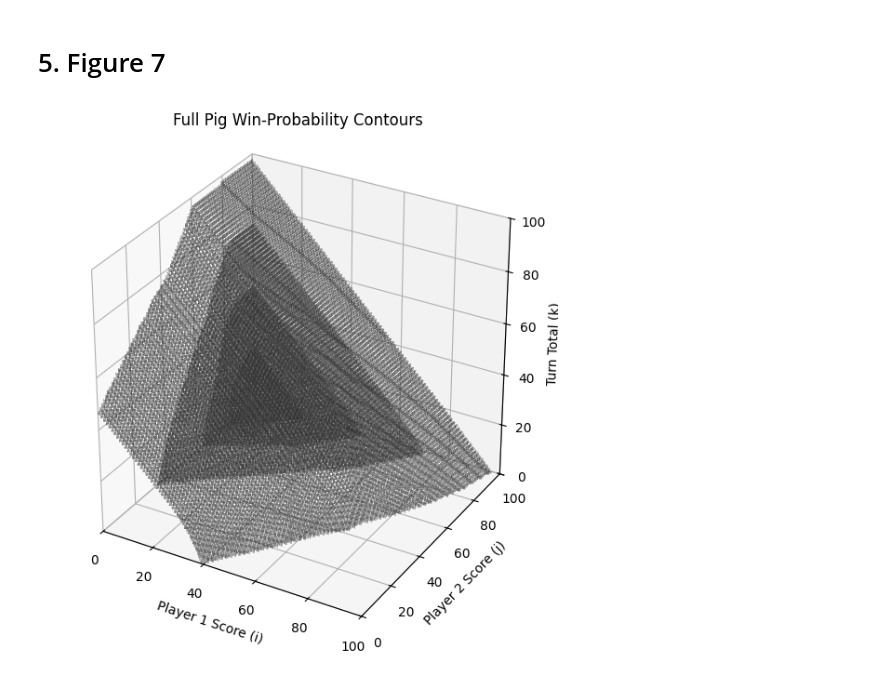
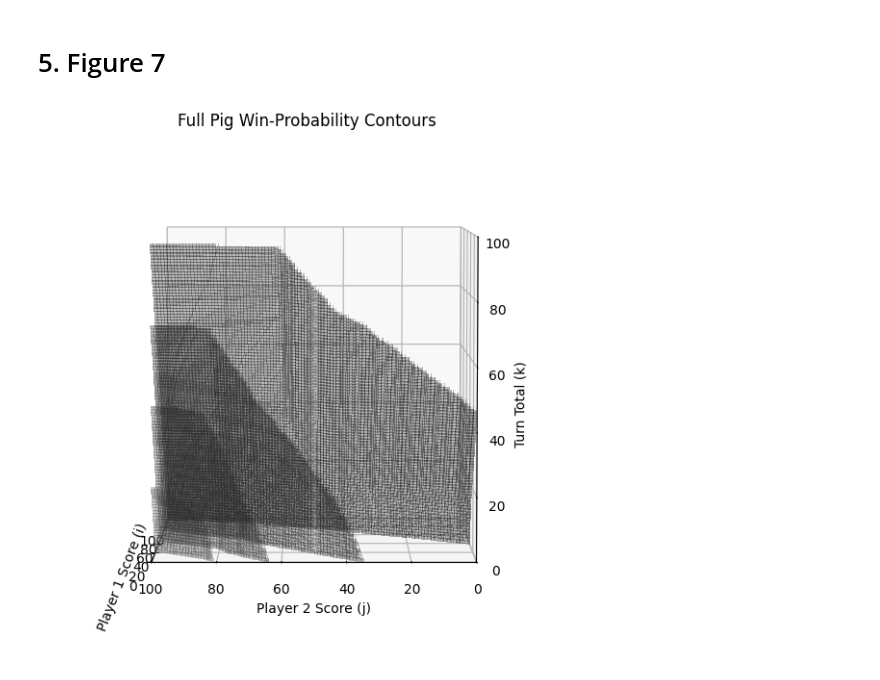
Before and after one commit to C-Rigby/Game_of_Pig_Assessment_3, a Jupyter notebook: experiments/pig_experiment/Pig_Figures.ipynb, the cells around one changed output. Saved outputs shown, nothing was run; the diff lists cells and outputs as text; code cells hidden in the pictures.

```diff
--- a/experiments/pig_experiment/Pig_Figures.ipynb
+++ b/experiments/pig_experiment/Pig_Figures.ipynb
@@ -199,11 +211,12 @@ plt.show()
 # %% [markdown]
 # 5. Figure 7
 # %%
-ah.plot_figure7_probability_contours(
+ax = ah.plot_figure7_probability_contours(
     full_fig7_data,
     title="Full Pig Win-Probability Contours"
 )
+ax.view_init(elev=5, azim=180)
 plt.savefig("Figures/Figure7.png", bbox_inches='tight', dpi=300)
 plt.show()
 # %% [output]
-[figure, old version]
+[figure, new version]
```
Also changed, not shown: parts of 4 cells of this notebook, 3 other files.
